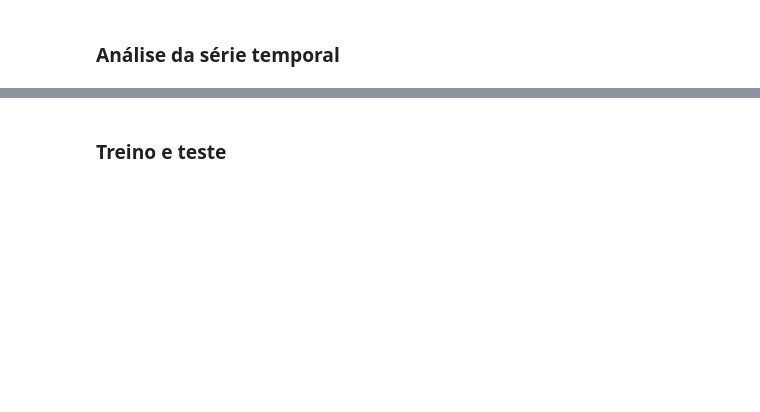
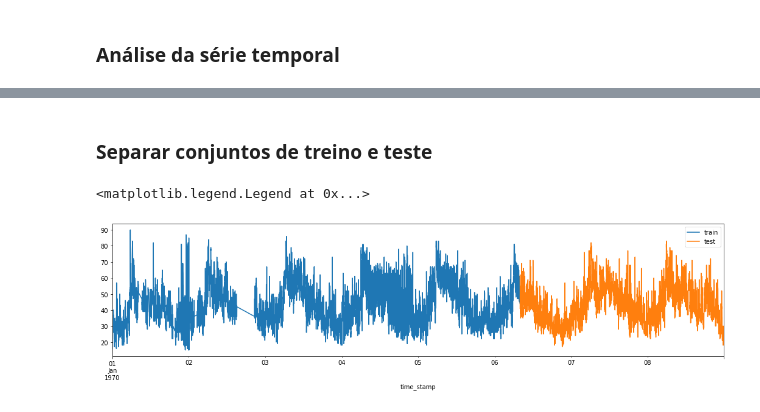
Before and after one commit to dssantos/cloud-predict, a Jupyter notebook: Dataset.ipynb, the cells around one changed output, grey strips where cells are left out. Cells and saved outputs as stored; diff of their text form; code cells hidden in the pictures; blank space fills up the shorter version.

```diff
--- a/Dataset.ipynb
+++ b/Dataset.ipynb
@@ -41,2 +51,7 @@ dataframe('m_3330.csv').plot(figsize=(18,6))
 # %% [markdown]
 ### Análise da série temporal
+# %%
+# Verifica se a média é constante ao longo do tempo (característica estacionária)
+
+workload['mean'] = [np.mean(workload.cpu[:x]) for x in range(len(workload.cpu))]
+workload[['cpu','mean']].plot(figsize=(18,4))
@@ -43,2 +84,14 @@ dataframe('m_3330.csv').plot(figsize=(18,6))
 # %% [markdown]
-### Treino e teste
+### Separar conjuntos de treino e  teste
+# %%
+test_len = len(workload)//3
+train = workload.iloc[:-test_len] # Conjunto de treino
+test = workload.iloc[-test_len:]  # Conjunto de teste
+
+fig, ax = plt.subplots()
+train.cpu.plot(figsize=(18,4), ax=ax)
+test.cpu.plot(figsize=(18,4), ax=ax)
+ax.legend(["train", "test"])
+# %% [output]
+<matplotlib.legend.Legend at 0x...>
+[figure, added]
```
Also changed, not shown: parts of 8 cells of this notebook, 1 other file.
